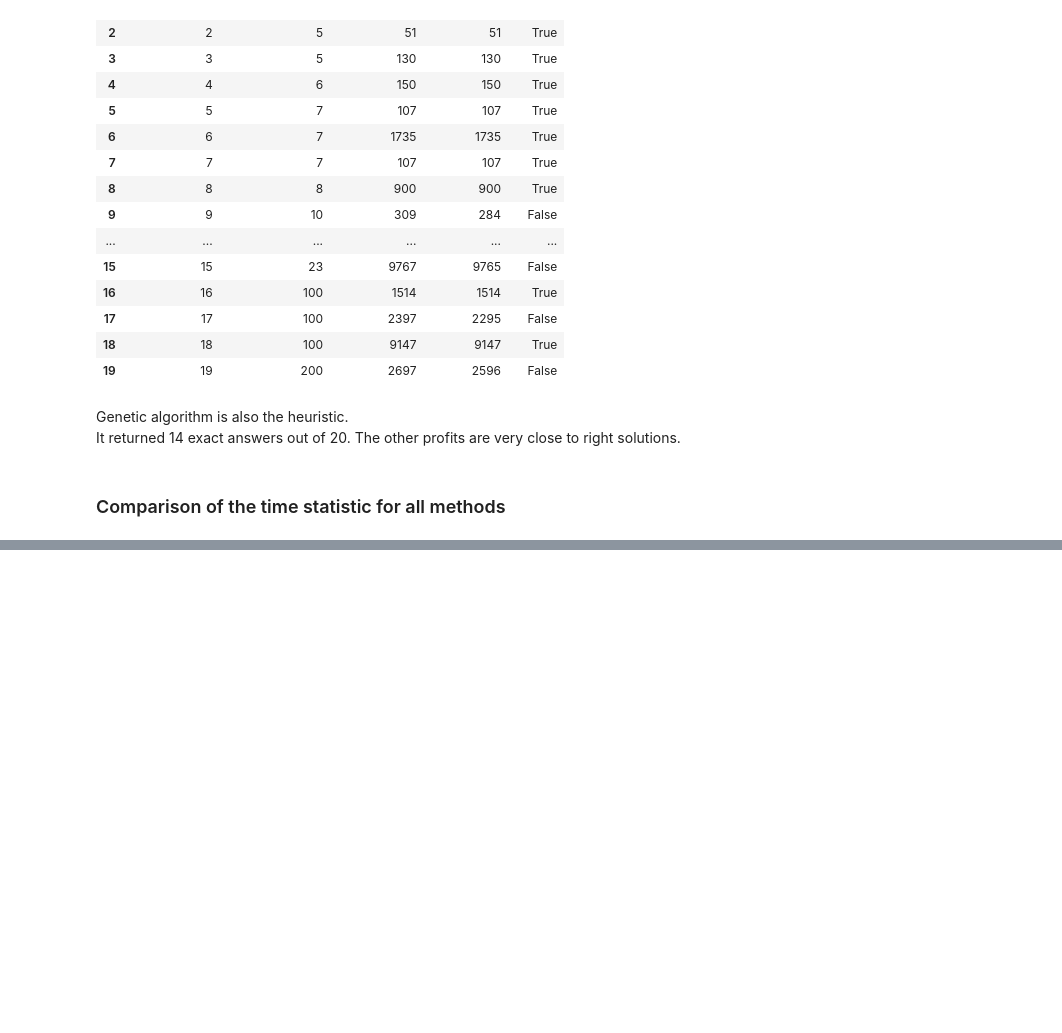
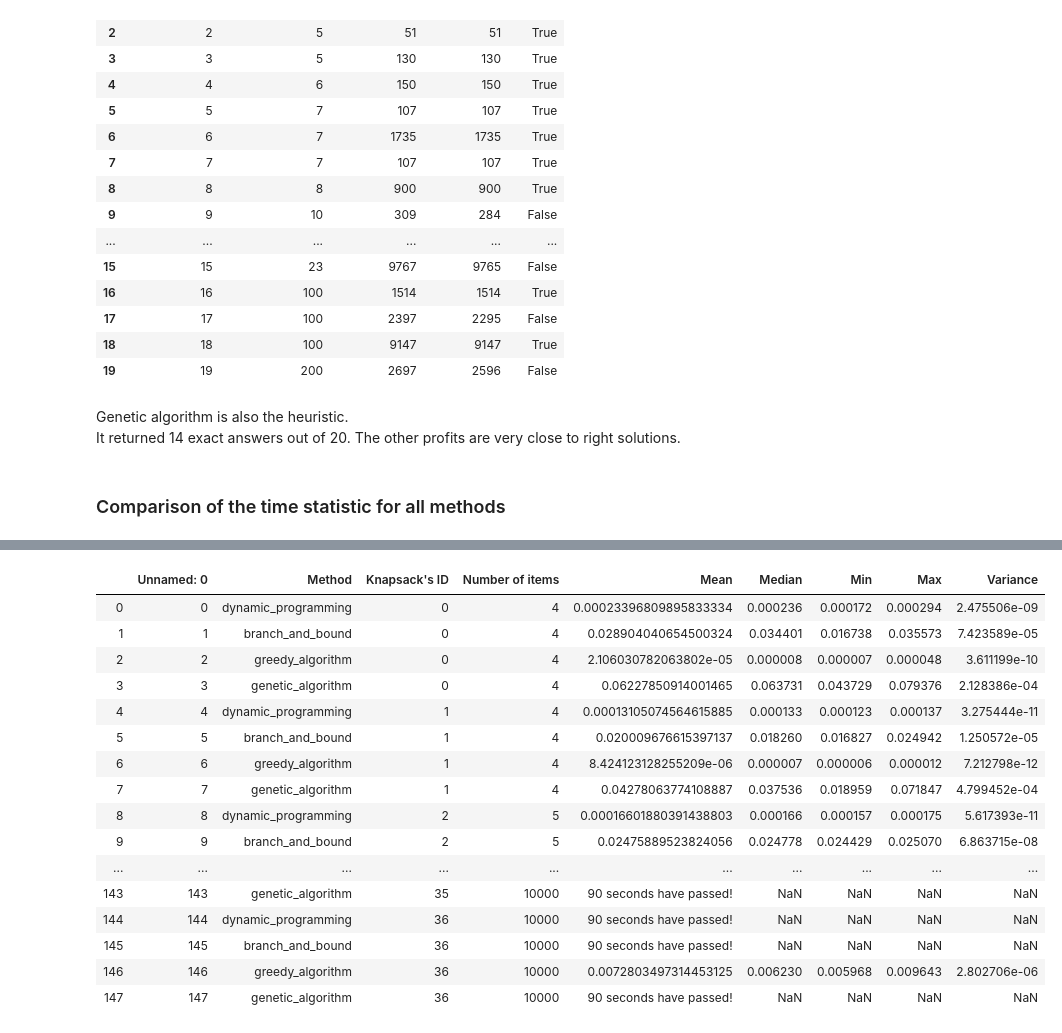
Before and after one commit to kislN/KNAPSACK_01, a Jupyter notebook: report.ipynb, the cells around one changed output, grey strips where cells are left out. Drawn from its saved outputs; the diff is of its cells as text; code cells hidden in the pictures; blank space fills up the shorter version.

```diff
--- a/report.ipynb
+++ b/report.ipynb
@@ -166,2 +174,24 @@ It returned 14 exact answers out of 20. The other profits are very close to righ
 # %%
 table_time = get_time(knapsacks, iters=3, lim_sec=90)
+# %%
+pd.set_option('display.max_rows', None)
+table_time = pd.read_csv('./data/output/time.csv')
+table_time
+# %% [output]
+|  | Unnamed: 0 | Method | Knapsack's ID | Number of items | Mean | Median | Min | Max | Variance |
+| 0 | 0 | dynamic_programming | 0 | 4 | 0.00023396809895833334 | 0.000236 | 0.000172 | 0.000294 | 2.475506e-09 |
+| 1 | 1 | branch_and_bound | 0 | 4 | 0.028904040654500324 | 0.034401 | 0.016738 | 0.035573 | 7.423589e-05 |
+| 2 | 2 | greedy_algorithm | 0 | 4 | 2.106030782063802e-05 | 0.000008 | 0.000007 | 0.000048 | 3.611199e-10 |
+| 3 | 3 | genetic_algorithm | 0 | 4 | 0.06227850914001465 | 0.063731 | 0.043729 | 0.079376 | 2.128386e-04 |
+| 4 | 4 | dynamic_programming | 1 | 4 | 0.00013105074564615885 | 0.000133 | 0.000123 | 0.000137 | 3.275444e-11 |
+| 5 | 5 | branch_and_bound | 1 | 4 | 0.020009676615397137 | 0.018260 | 0.016827 | 0.024942 | 1.250572e-05 |
+| 6 | 6 | greedy_algorithm | 1 | 4 | 8.424123128255209e-06 | 0.000007 | 0.000006 | 0.000012 | 7.212798e-12 |
+| 7 | 7 | genetic_algorithm | 1 | 4 | 0.04278063774108887 | 0.037536 | 0.018959 | 0.071847 | 4.799452e-04 |
+| 8 | 8 | dynamic_programming | 2 | 5 | 0.00016601880391438803 | 0.000166 | 0.000157 | 0.000175 | 5.617393e-11 |
+| 9 | 9 | branch_and_bound | 2 | 5 | 0.02475889523824056 | 0.024778 | 0.024429 | 0.025070 | 6.863715e-08 |
+| ... | ... | ... | ... | ... | ... | ... | ... | ... | ... |
+| 143 | 143 | genetic_algorithm | 35 | 10000 | 90 seconds have passed! | NaN | NaN | NaN | NaN |
+| 144 | 144 | dynamic_programming | 36 | 10000 | 90 seconds have passed! | NaN | NaN | NaN | NaN |
+| 145 | 145 | branch_and_bound | 36 | 10000 | 90 seconds have passed! | NaN | NaN | NaN | NaN |
+| 146 | 146 | greedy_algorithm | 36 | 10000 | 0.0072803497314453125 | 0.006230 | 0.005968 | 0.009643 | 2.802706e-06 |
+| 147 | 147 | genetic_algorithm | 36 | 10000 | 90 seconds have passed! | NaN | NaN | NaN | NaN |
```
Also changed, not shown: parts of 5 cells of this notebook, 2 other files.
